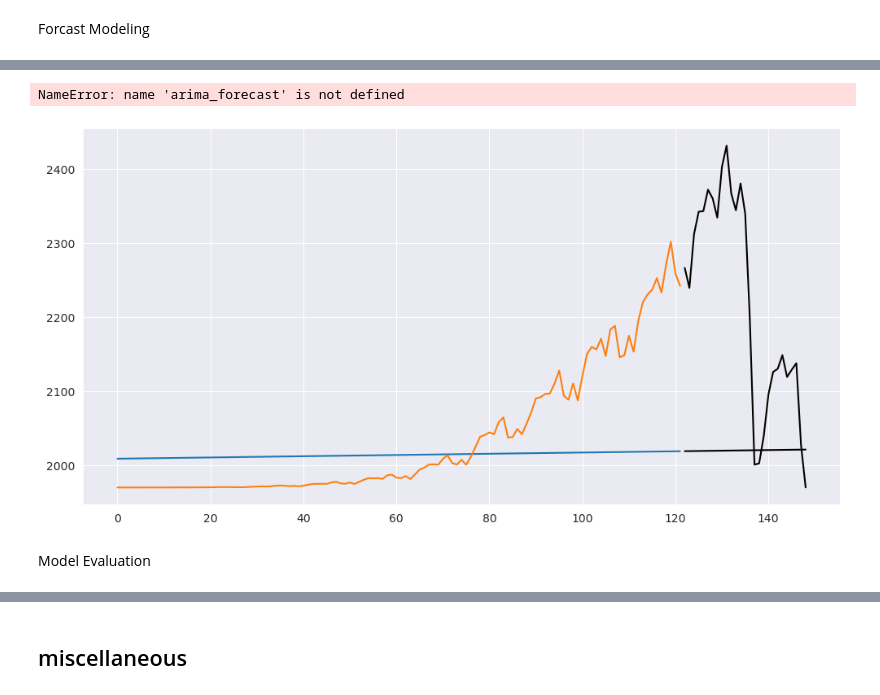
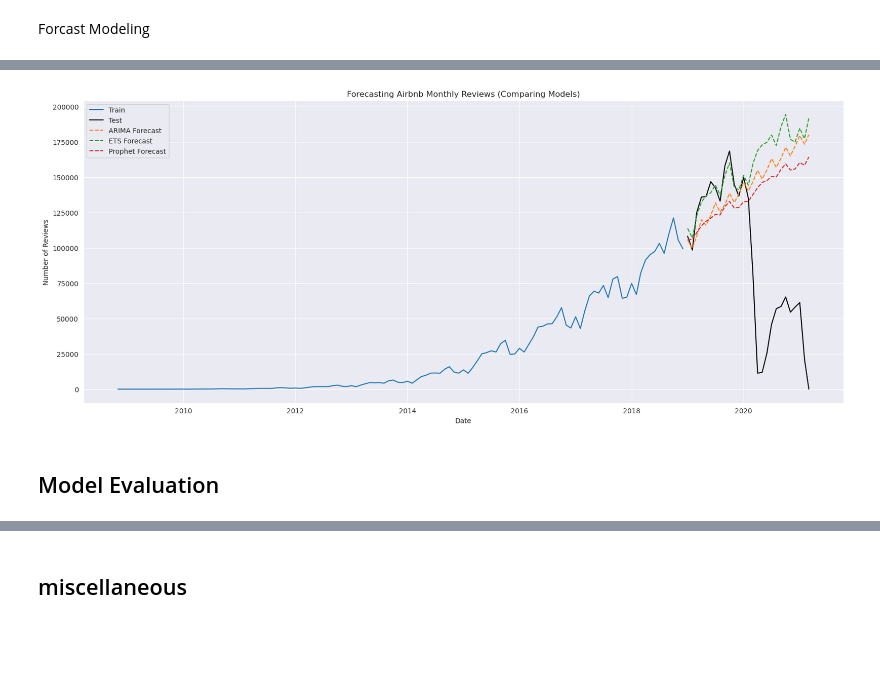
Before and after one commit to ifeanyicyriacus/dataScienceClass, a Jupyter notebook: airbnb/airbnb.ipynb, the cells around one changed output, grey strips where cells are left out. Saved outputs shown, nothing was run; the diff lists cells and outputs as text; code cells hidden in the pictures; blank space fills up the shorter version.

```diff
--- a/airbnb/airbnb.ipynb
+++ b/airbnb/airbnb.ipynb
@@ -641,10 +693,9 @@ from pmdarima import auto_arima
 from statsmodels.tsa.holtwinters import ExponentialSmoothing
 from prophet import Prophet
 # %%
-# Train/test split by time
+# # Train/test split by time
 split_date = "2018-12-31"
-train_ts = ts[ts["date"] <= split_date]
-test_ts = ts[ts["date"] > split_date]
-
-print(f"Train size: {train_ts.shape}, Test size: {test_ts.shape}")
+train = monthly_reviews.loc[:split_date]
+test = monthly_reviews.loc[split_date:]
+print(f"Train size: {train.shape}, Test size: {test.shape}")
 # %% [output]
@@ -652,8 +703,10 @@ Train size: (122, 2), Test size: (27, 2)
 # %%
 #Arima
-auto_arima = auto_arima(train_ts, seasonal=False, trace=False,
-                        error_action="ignore", suppress_warnings=True)
-arima_fit = auto_arima.fit(train_ts)
-arima_forecast = arima_fit.predict(n_periods=len(test_ts))
+arima_model = auto_arima(train, seasonal=True, trace=True, error_action="ignore", suppress_warnings=True)
+
+arima_forecast = pd.Series(
+    arima_model.predict(n_periods=len(test)),
+    index=test.index
+)
 # %% [output]
 'force_all_finite' was renamed to 'ensure_all_finite' in 1.6 and will be removed in 1.8.
@@ -661,6 +770,6 @@ DTypePromotionError: The DType <class 'numpy.dtypes.DateTime64DType'> could not
 # %%
 # Holt-Winters Exponential Smoothing
-ets_model = ExponentialSmoothing(train_ts, trend="add", seasonal="None", seasonal_periods=12, damped_trend=True)
+ets_model = ExponentialSmoothing(train, trend="add", seasonal="add", seasonal_periods=12, damped_trend=True)
 ets_fit = ets_model.fit()
-ets_forecast = ets_fit.forecast(steps=len(test_ts))
+ets_forecast = ets_fit.forecast(steps=len(test))
 # %% [output]
@@ -668,13 +777,13 @@ ValueError: Pandas data cast to numpy dtype of object. Check input data with np.
 # %%
 #Prophet
-prophet_df = train_ts.reset_index()
-prophet_df = prophet_df.rename(columns={"date": "ds", "reviews": "y"})
+prophet_df = train.reset_index()
+prophet_df.columns=["ds", "y"]
 
 prophet_model = Prophet(yearly_seasonality=True, weekly_seasonality=False, daily_seasonality=False)
 prophet_model.fit(prophet_df)
 
-future = prophet_model.make_future_dataframe(periods=len(test_ts), freq="MS")
+future = prophet_model.make_future_dataframe(periods=len(test), freq="MS")
 forecast = prophet_model.predict(future)
 
-prophet_forecast = forecast.set_index("ds")["yhat"][-len(test_ts):]
+prophet_forecast = forecast.set_index("ds")["yhat"][-len(test):]
 # %% [output]
@@ -683,23 +792,22 @@ prophet_forecast = forecast.set_index("ds")["yhat"][-len(test_ts):]
 # %%
 # Plot Results
-plt.figure(figsize=(12,6))
-plt.plot(train_ts.index, train_ts, label="Train")
-plt.plot(test_ts.index, test_ts, label="Test", color="black")
+plt.figure(figsize=(20,8))
+plt.plot(train.index, train, label="Train")
+plt.plot(test.index, test, label="Test", color="black")
 
 plt.plot(arima_forecast.index, arima_forecast, label="ARIMA Forecast", linestyle="--")
 plt.plot(ets_forecast.index, ets_forecast, label="ETS Forecast", linestyle="--")
 plt.plot(prophet_forecast.index, prophet_forecast, label="Prophet Forecast", linestyle="--")
 
 plt.title("Forecasting Airbnb Monthly Reviews (Comparing Models)")
 plt.xlabel("Date")
 plt.ylabel("Number of Reviews")
 plt.legend()
 plt.show()
 # %% [output]
-NameError: name 'arima_forecast' is not defined
-[figure, old version]
+[figure, new version]
 # %% [markdown]
-Model Evaluation
+## Model Evaluation
 # %%
 from sklearn.metrics import mean_squared_error, mean_absolute_percentage_error
 # %%
```
Also changed, not shown: parts of 30 cells of this notebook.
